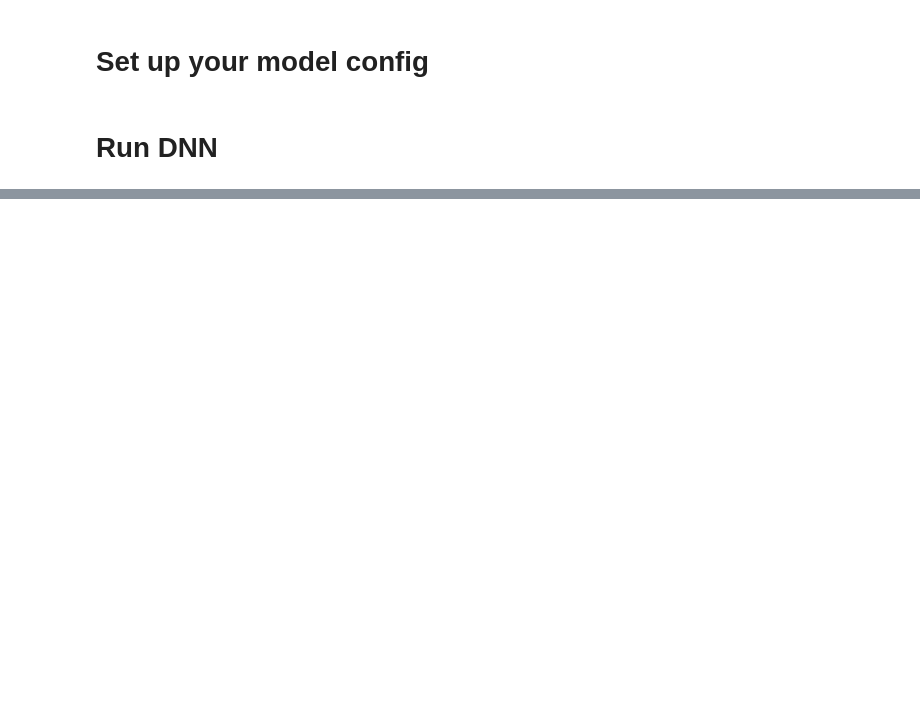
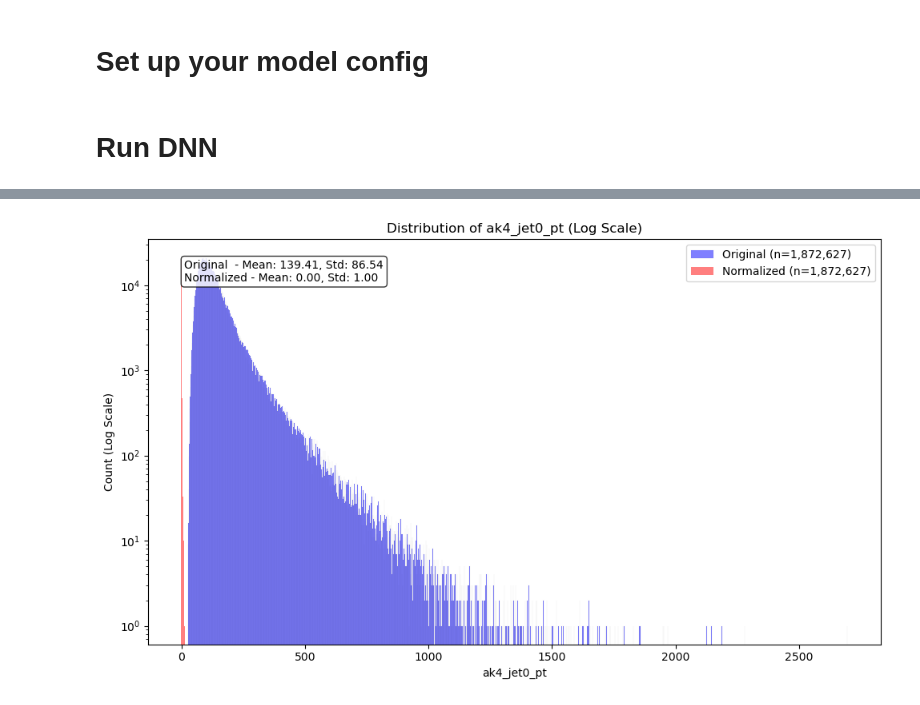
Before and after one commit to antonettprado/hh, a Jupyter notebook: Bamboo_setup/src/NeuralNet/notebooks/check_2_masking.ipynb, the cells around one changed output, grey strips where cells are left out. Saved outputs shown, nothing was run; the diff lists cells and outputs as text; code cells hidden in the pictures; blank space fills up the shorter version.

```diff
--- a/Bamboo_setup/src/NeuralNet/notebooks/check_2_masking.ipynb
+++ b/Bamboo_setup/src/NeuralNet/notebooks/check_2_masking.ipynb
@@ -1,9 +1,9 @@
 # %%
 import sys
 from pathlib import Path
-NOTEBOOKS = Path.cwd()                          # <-- Edit as needed
-NN_POSTPROCESSING = NOTEBOOKS.parents[0]        # <-- Edit as needed
-BAMBOO_SETUP = NOTEBOOKS.parents[3]             # <-- Edit as needed
+NOTEBOOKS = Path.cwd()                              # <-- Edit as needed
+NEURALNET = NOTEBOOKS.parents[0]                    # <-- Edit as needed
+BAMBOO_SETUP = NOTEBOOKS.parents[2]                 # <-- Edit as needed
 Z_OUTPUT_eos = Path('/Users/antonett/Documents/HH Analysis/Z_OUTPUT_eos')   # <-- Edit as needed
 sys.path.append(str((BAMBOO_SETUP/'src').resolve()))
 import pandas as pd
@@ -12,12 +12,12 @@ pd.set_option('display.width', 1000)  # Set a larger width to fit the editor win
 # pd.set_option('display.max_colwidth', None)  # Allow columns to be fully displayed
 %load_ext autoreload
 # %%
-from post_processing.NN.DataHandler import DataHandler
+from NeuralNet.DataHandler import DataHandler
 import logging
 datahandler = DataHandler(
     workdir=Z_OUTPUT_eos/'2022_even_1013/Reco',
     tree_name='SL_res_2b_x',
-    total_inputs= NN_POSTPROCESSING / 'input/vars40_new.txt',
+    total_inputs= NEURALNET / 'input/vars40_new.txt',
     log_level=logging.DEBUG
 )
 # total_df = datahandler.start()
@@ -170,0 +208,31 @@ def run_custom(DNNObject, compiled_model):
+# %%
+def plot_feature_comparison(X_train, X_normalized, feature_name):
+    import matplotlib.pyplot as plt
+    import seaborn as sns
+
+    # Create figure
+    plt.figure(figsize=(10, 6))
+
+    sns.histplot(data=X_train, x=feature_name, label=f'Original (n={len(X_train):,})', alpha=0.5, color='blue')
+    sns.histplot(data=X_normalized, x=feature_name, label=f'Normalized (n={len(X_normalized):,})', alpha=0.5, color='red')
+
+    plt.title(f'Distribution of {feature_name} (Log Scale)')
+    plt.xlabel(f'{feature_name}')
+    plt.ylabel('Count (Log Scale)')
+    plt.yscale('log')  # Set y-axis to log scale
+    plt.legend()
+
+    # Add statistics text
+    stats_text = (
+        f'Original  - Mean: {X_train[feature_name].mean():.2f}, Std: {X_train[feature_name].std():.2f}\n'
+        f'Normalized - Mean: {X_normalized[feature_name].mean():.2f}, Std: {X_normalized[feature_name].std():.2f}'
+    )
+    plt.text(0.05, 0.95, stats_text, transform=plt.gca().transAxes,
+             verticalalignment='top', bbox=dict(boxstyle='round', facecolor='white', alpha=0.8))
+
+    plt.tight_layout()
+    plt.show()
+
+plot_feature_comparison(X_train, X_normalized, 'ak4_jet0_pt')
+# %% [output]
+[figure, added]
```
Also changed, not shown: parts of 11 cells of this notebook, 6 other files.
